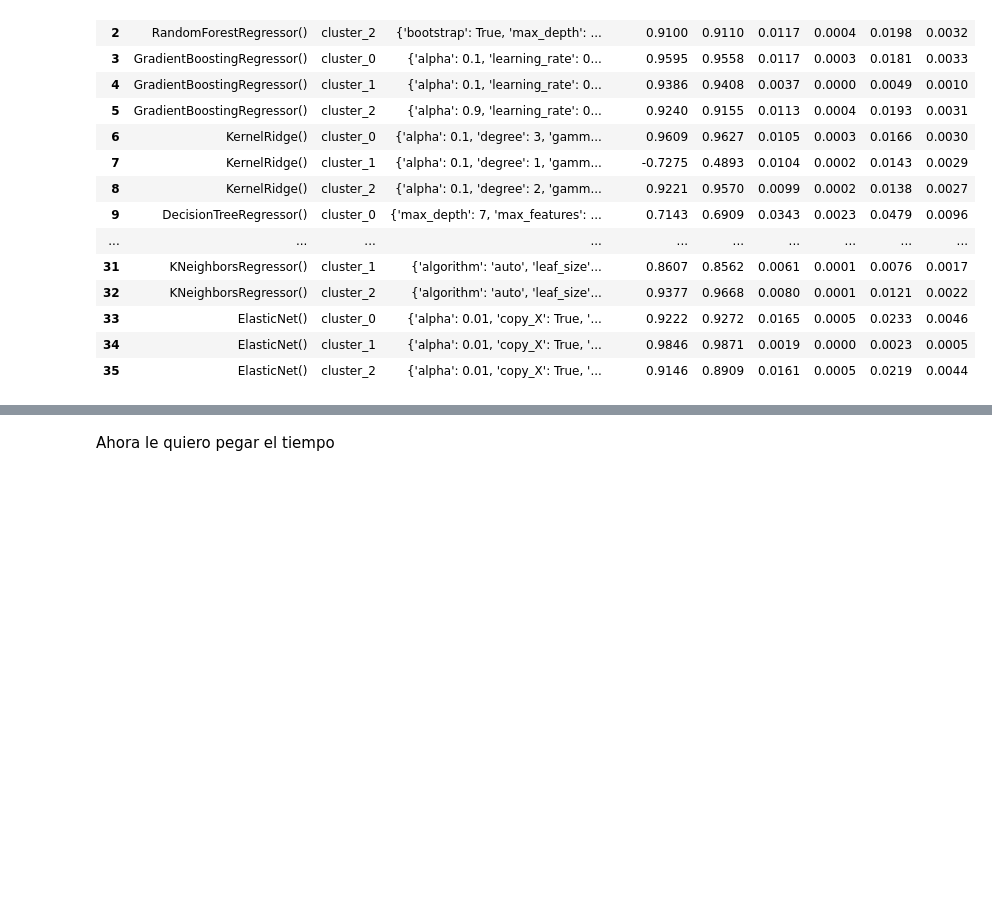
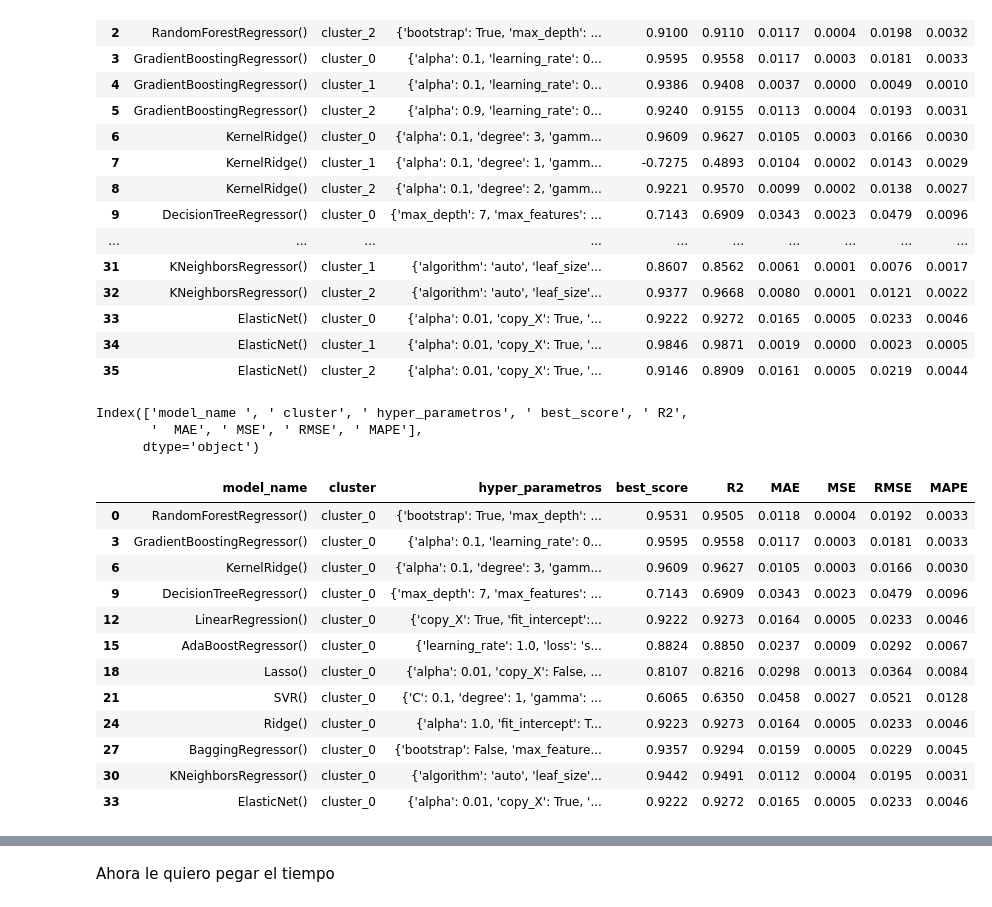
Before and after one commit to JosefinaCresta/ML_NanoWorld_Models, a Jupyter notebook: src/resumen_full_db_2.ipynb, the cells around one changed output, grey strips where cells are left out. Saved outputs shown, nothing was run; the diff lists cells and outputs as text; code cells hidden in the pictures; blank space fills up the shorter version.

```diff
--- a/src/resumen_full_db_2.ipynb
+++ b/src/resumen_full_db_2.ipynb
@@ -269,3 +269,25 @@ compare_model
 | 33 | ElasticNet() | cluster_0 | {'alpha': 0.01, 'copy_X': True, '... | 0.9222 | 0.9272 | 0.0165 | 0.0005 | 0.0233 | 0.0046 |
 | 34 | ElasticNet() | cluster_1 | {'alpha': 0.01, 'copy_X': True, '... | 0.9846 | 0.9871 | 0.0019 | 0.0000 | 0.0023 | 0.0005 |
 | 35 | ElasticNet() | cluster_2 | {'alpha': 0.01, 'copy_X': True, '... | 0.9146 | 0.8909 | 0.0161 | 0.0005 | 0.0219 | 0.0044 |
+# %%
+compare_model.columns
+# %% [output]
+Index(['model_name ', ' cluster', ' hyper_parametros', ' best_score', ' R2',
+       '  MAE', ' MSE', ' RMSE', ' MAPE'],
+      dtype='object')
+# %%
+compare_model[compare_model[' cluster']=='cluster_0']
+# %% [output]
+|  | model_name | cluster | hyper_parametros | best_score | R2 | MAE | MSE | RMSE | MAPE |
+| 0 | RandomForestRegressor() | cluster_0 | {'bootstrap': True, 'max_depth': ... | 0.9531 | 0.9505 | 0.0118 | 0.0004 | 0.0192 | 0.0033 |
+| 3 | GradientBoostingRegressor() | cluster_0 | {'alpha': 0.1, 'learning_rate': 0... | 0.9595 | 0.9558 | 0.0117 | 0.0003 | 0.0181 | 0.0033 |
+| 6 | KernelRidge() | cluster_0 | {'alpha': 0.1, 'degree': 3, 'gamm... | 0.9609 | 0.9627 | 0.0105 | 0.0003 | 0.0166 | 0.0030 |
+| 9 | DecisionTreeRegressor() | cluster_0 | {'max_depth': 7, 'max_features': ... | 0.7143 | 0.6909 | 0.0343 | 0.0023 | 0.0479 | 0.0096 |
+| 12 | LinearRegression() | cluster_0 | {'copy_X': True, 'fit_intercept':... | 0.9222 | 0.9273 | 0.0164 | 0.0005 | 0.0233 | 0.0046 |
+| 15 | AdaBoostRegressor() | cluster_0 | {'learning_rate': 1.0, 'loss': 's... | 0.8824 | 0.8850 | 0.0237 | 0.0009 | 0.0292 | 0.0067 |
+| 18 | Lasso() | cluster_0 | {'alpha': 0.01, 'copy_X': False, ... | 0.8107 | 0.8216 | 0.0298 | 0.0013 | 0.0364 | 0.0084 |
+| 21 | SVR() | cluster_0 | {'C': 0.1, 'degree': 1, 'gamma': ... | 0.6065 | 0.6350 | 0.0458 | 0.0027 | 0.0521 | 0.0128 |
+| 24 | Ridge() | cluster_0 | {'alpha': 1.0, 'fit_intercept': T... | 0.9223 | 0.9273 | 0.0164 | 0.0005 | 0.0233 | 0.0046 |
+| 27 | BaggingRegressor() | cluster_0 | {'bootstrap': False, 'max_feature... | 0.9357 | 0.9294 | 0.0159 | 0.0005 | 0.0229 | 0.0045 |
+| 30 | KNeighborsRegressor() | cluster_0 | {'algorithm': 'auto', 'leaf_size'... | 0.9442 | 0.9491 | 0.0112 | 0.0004 | 0.0195 | 0.0031 |
+| 33 | ElasticNet() | cluster_0 | {'alpha': 0.01, 'copy_X': True, '... | 0.9222 | 0.9272 | 0.0165 | 0.0005 | 0.0233 | 0.0046 |
```
Also changed, not shown: parts of 1 cell of this notebook, 8 other files.
